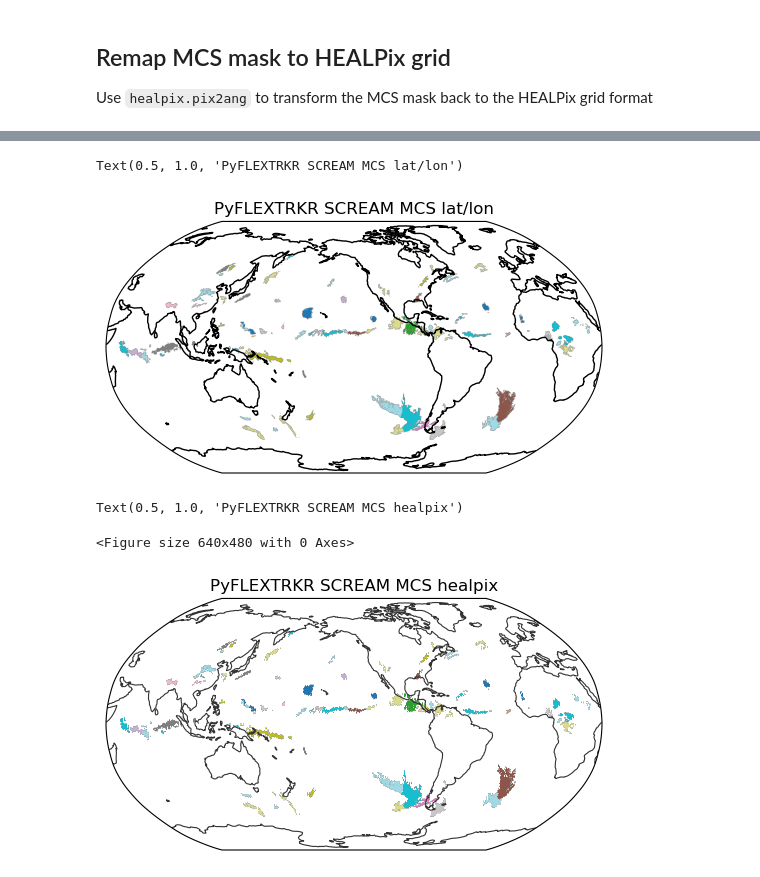
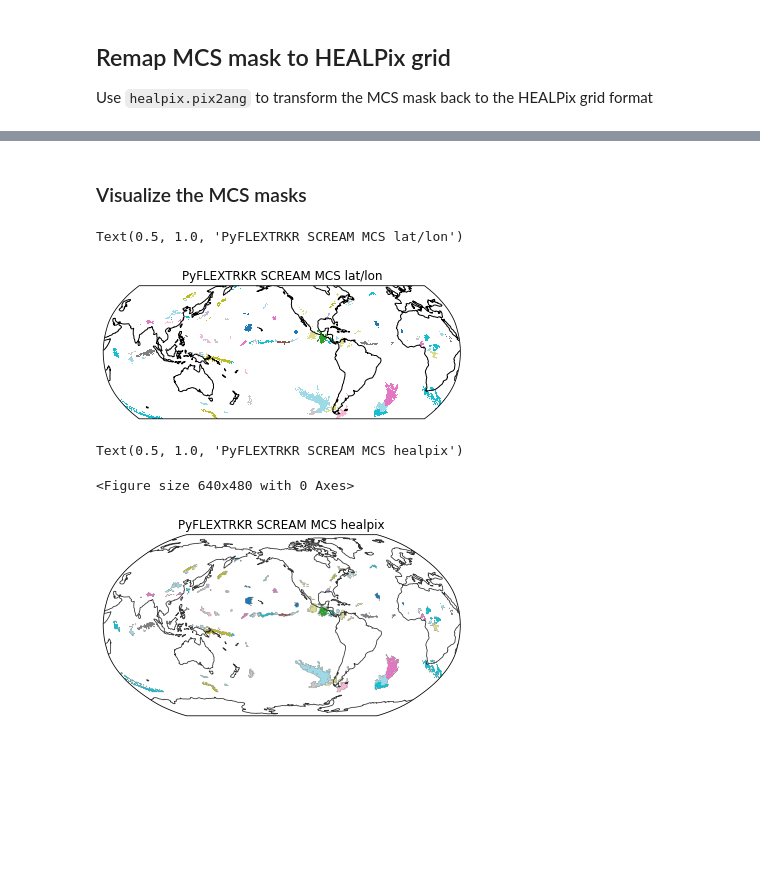
Before and after one commit to trackow/hk25-teams, a Jupyter notebook: hk25-MCS/remap_mcsmask_to_healpix_fullglobe.ipynb, the cells around one changed output, grey strips where cells are left out. Cells and saved outputs as stored; diff of their text form; code cells hidden in the pictures; blank space fills up the shorter version.

```diff
--- a/hk25-MCS/remap_mcsmask_to_healpix_fullglobe.ipynb
+++ b/hk25-MCS/remap_mcsmask_to_healpix_fullglobe.ipynb
@@ -265,5 +188,0 @@ def prepare_grid_for_analysis(ds, var_name='mcs_mask', lon_dim='lon', lat_dim='l
-# %%
-%%time
-# Modify mask grid for remapping
-ds_mask = prepare_grid_for_analysis(ds_mask)
-ds_mask
@@ -481,21 +378,31 @@ mcs_mask_hp.min().values, mcs_mask_hp.max().values
+# %% [markdown]
+### Visualize the MCS masks
 # %%
-import cartopy.crs as ccrs
-fig, ax = plt.subplots(subplot_kw={"projection":ccrs.Robinson(central_longitude=225)})
-ax.imshow(
-    mcs_mask.where(mcs_mask!=0), vmin=284, vmax=607, cmap="tab20",
-    extent=(0,360,-90,90), transform=ccrs.PlateCarree()
+fig, ax = plt.subplots(subplot_kw={"projection":ccrs.Robinson(central_longitude=225)}, dpi=72)
+mcs_mask = ds_mask.isel(time=100)['mcs_mask']
+# Note: imshow does not consider lat/lon coordinates and may flip the image if
+# latitude is in ascending order. Use pcolormesh or contourf instead.
+
+# Use Xarray pcolormesh
+mcs_mask.plot(
+    ax=ax,
+    vmin=284, vmax=607, cmap="tab20",
+    transform=ccrs.PlateCarree(), add_colorbar=False,
 )
-
+# Setting extent explicitly doesn't seem to display full global view correctly
+# ax.set_extent((0, 360, -90, 90), crs=ccrs.PlateCarree())
 ax.coastlines()
 
 plt.title("PyFLEXTRKR SCREAM MCS lat/lon")
 # %% [output]
 Text(0.5, 1.0, 'PyFLEXTRKR SCREAM MCS lat/lon')
-[figure, old version]
+[figure, new version]
 # %%
-img = egh.healpix_show(mcs_mask_hp.where(mcs_mask_hp!=0), vmin=284, vmax=607, cmap="tab20")
+mcs_mask_hp = ds_mask_hp.isel(time=100)['mcs_mask']
+
+img = egh.healpix_show(mcs_mask_hp.where(mcs_mask_hp!=0), vmin=284, vmax=607, cmap="tab20", dpi=72)
 plt.title("PyFLEXTRKR SCREAM MCS healpix")
 # %% [output]
 Text(0.5, 1.0, 'PyFLEXTRKR SCREAM MCS healpix')
 <Figure size 640x480 with 0 Axes>
-[figure, old version]
+[figure, new version]
```
Also changed, not shown: parts of 32 cells of this notebook.
